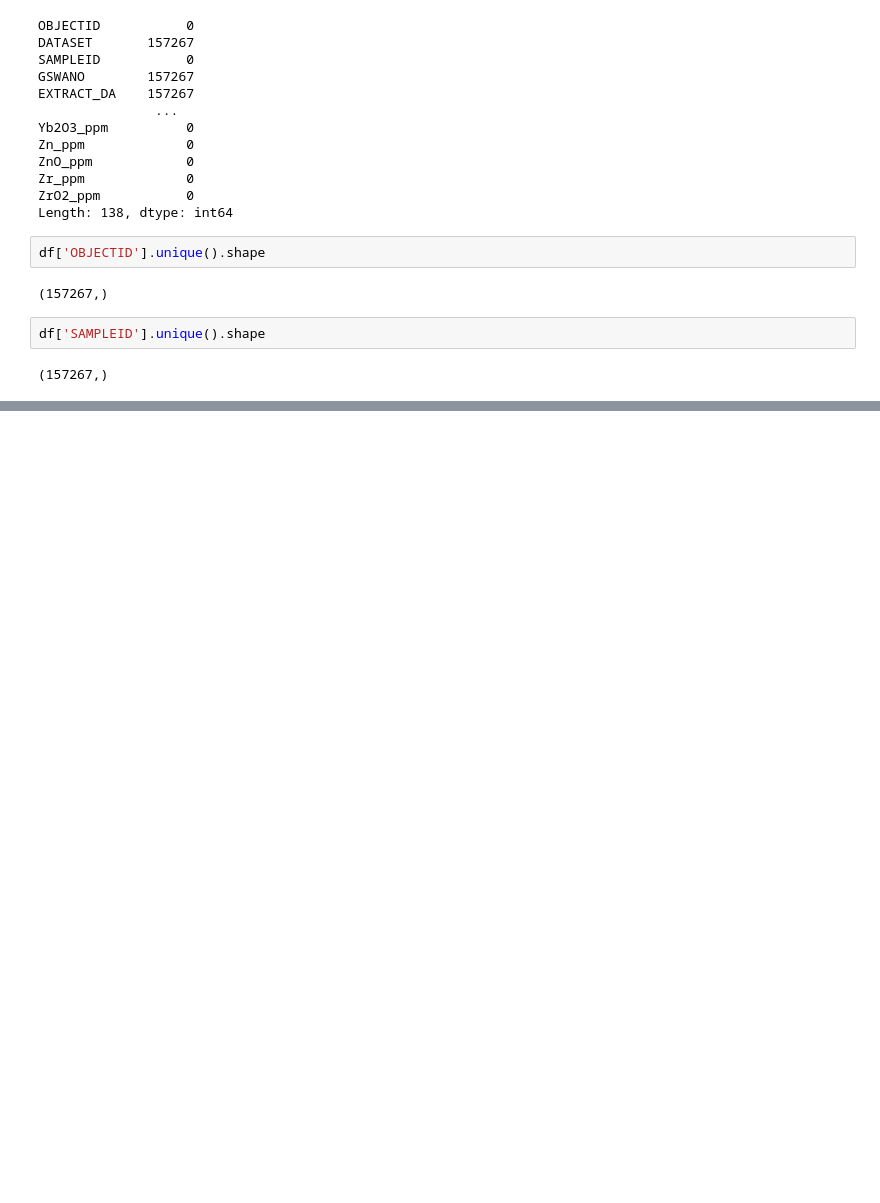
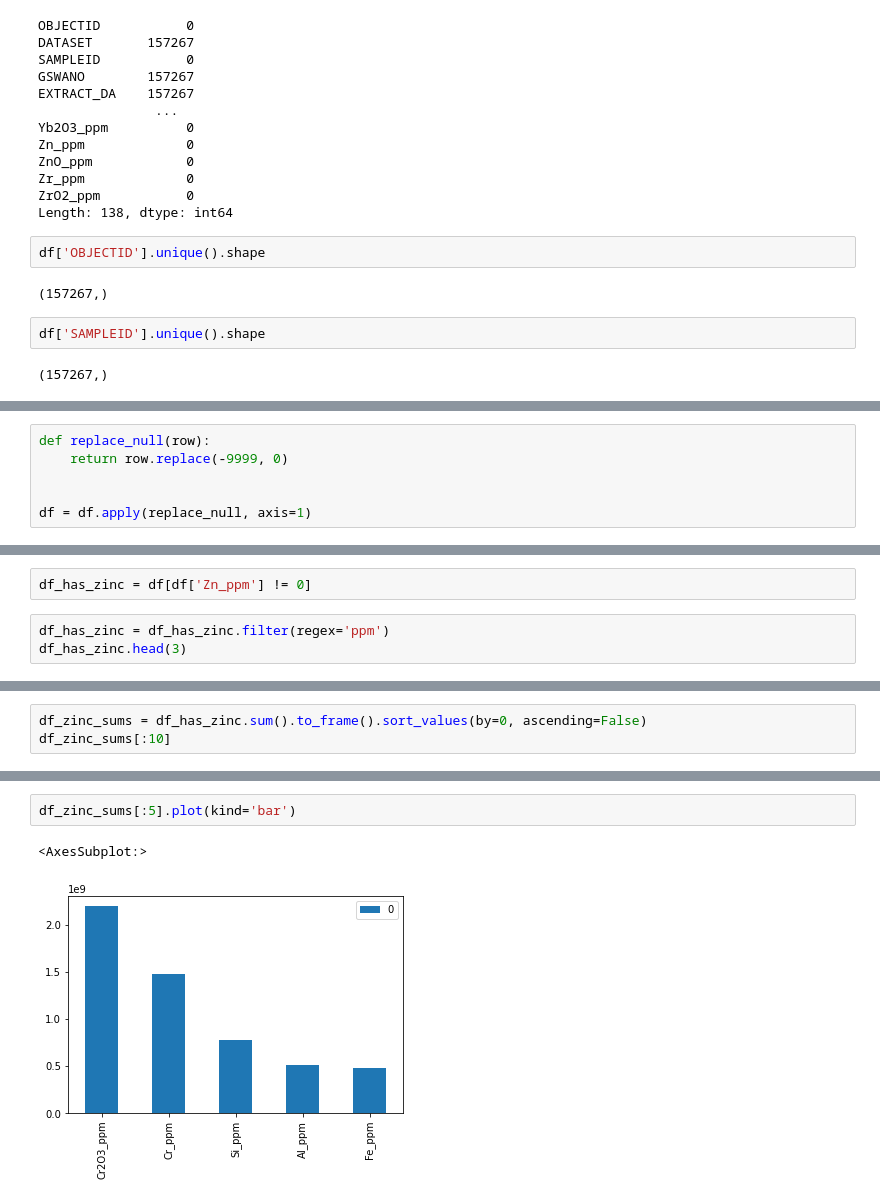
Before and after one commit to franticOreo/CriticalMinerals, a Jupyter notebook: eli/WAMEX EDA.ipynb, the cells around one changed output, grey strips where cells are left out. Saved outputs shown, nothing was run; the diff lists cells and outputs as text; blank space fills up the shorter version.

Commit message:
made files dir,EDA of WAMEX, made a corr matrix for zinc

```diff
--- a/eli/WAMEX EDA.ipynb
+++ b/eli/WAMEX EDA.ipynb
@@ -123,0 +104,6 @@ KeyboardInterrupt:
+# %%
+def replace_null(row):
+    return row.replace(-9999, 0)
+
+
+df = df.apply(replace_null, axis=1)
@@ -123,0 +126,5 @@ KeyboardInterrupt:
+# %%
+df_has_zinc = df[df['Zn_ppm'] != 0]
+# %%
+df_has_zinc = df_has_zinc.filter(regex='ppm')
+df_has_zinc.head(3)
@@ -123,0 +137,3 @@ KeyboardInterrupt:
+# %%
+df_zinc_sums = df_has_zinc.sum().to_frame().sort_values(by=0, ascending=False)
+df_zinc_sums[:10]
@@ -123,0 +152,5 @@ KeyboardInterrupt:
+# %%
+df_zinc_sums[:5].plot(kind='bar')
+# %% [output]
+<AxesSubplot:>
+[figure, added]
```
Also changed, not shown: parts of 17 cells of this notebook, 2 other files.
